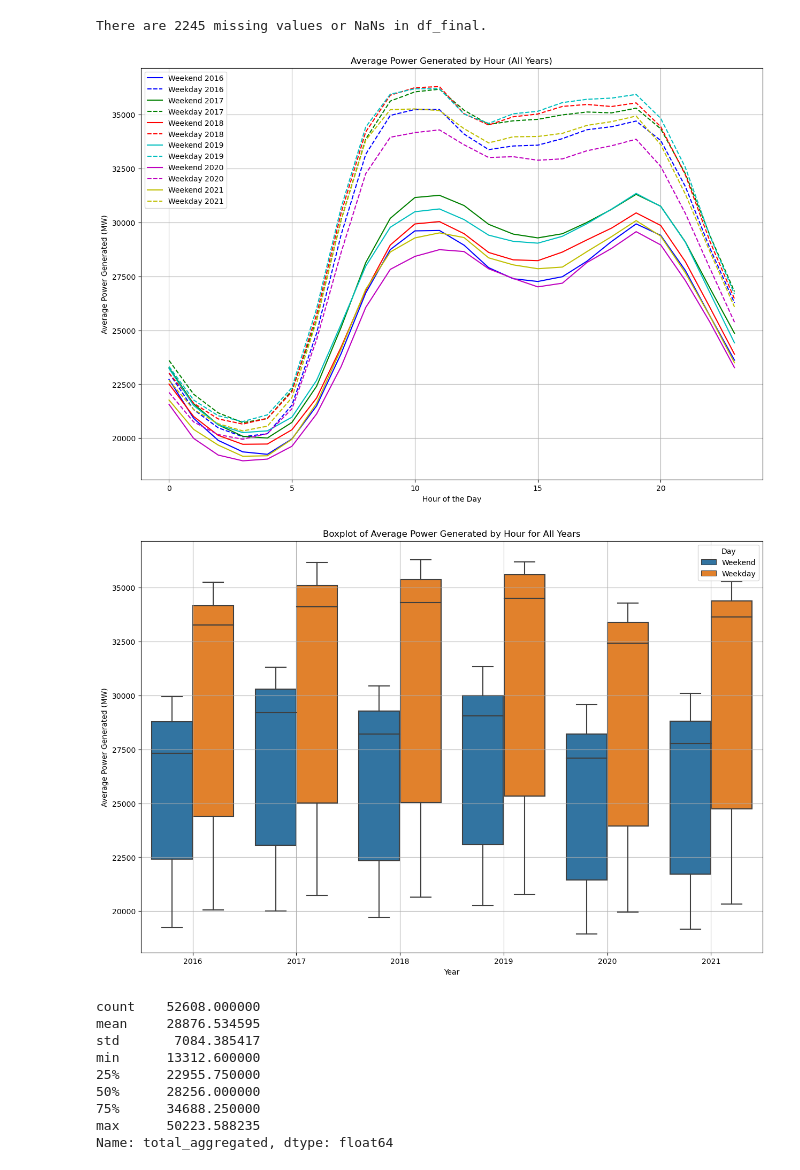
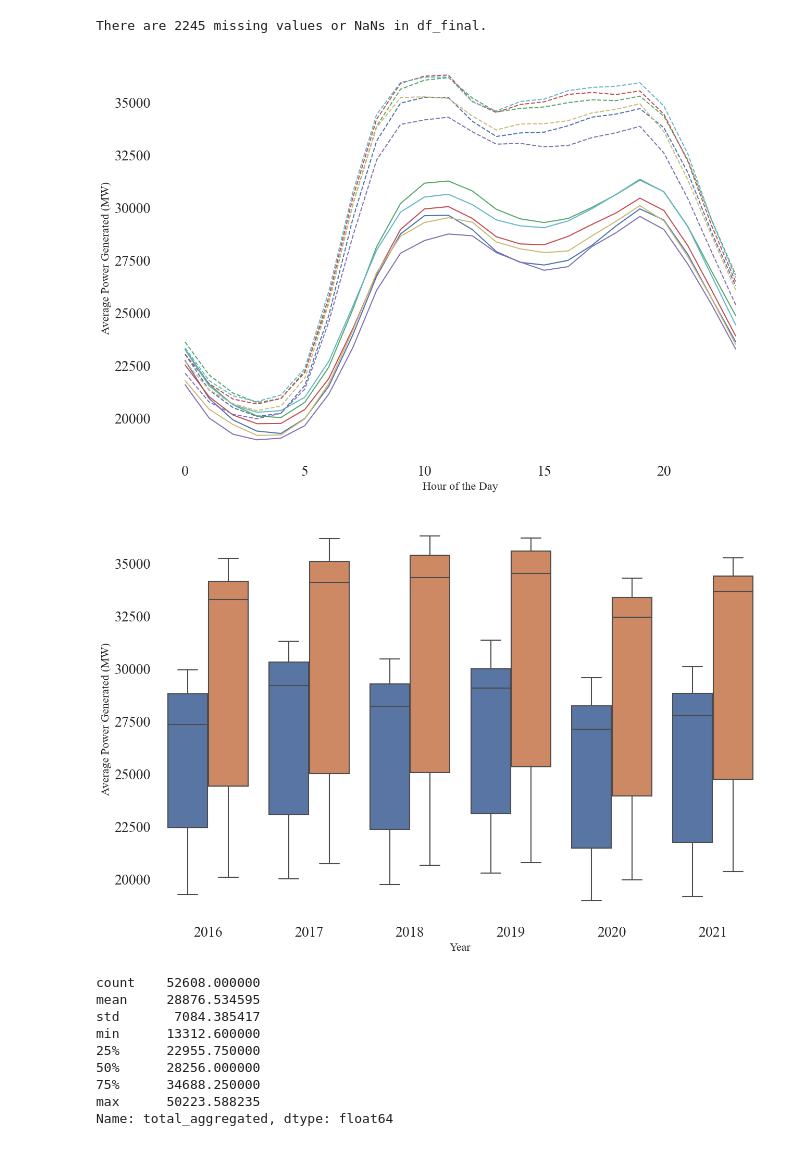
Before and after one commit to lorenzrossi/Thesis, a Jupyter notebook: src/DATA_DESC.ipynb, the cells around one changed output. Cells and saved outputs as stored; diff of their text form; code cells hidden in the pictures.

```diff
--- a/src/DATA_DESC.ipynb
+++ b/src/DATA_DESC.ipynb
@@ -275,11 +275,26 @@ data = data.dropna()
 #    plt.show()
 #
 # %%
+import matplotlib as mpl
+
+# Set the global font to be Times New Roman, size 20 (or any other size you want)
+mpl.rcParams['font.family'] = 'Times New Roman'
+mpl.rcParams['font.size'] = 20
+
+# Set the global background color to be white
+mpl.rcParams['figure.facecolor'] = 'white'
+mpl.rcParams['axes.facecolor'] = 'white'
+mpl.rcParams['savefig.facecolor'] = 'white'
+
+# Set the size of the numbers in the x and y axes
+mpl.rcParams['xtick.labelsize'] = 20
+mpl.rcParams['ytick.labelsize'] = 20
+
 # Get all unique years in the dataset
 years = data.index.year.unique()
 
 # Define energy source as 'total_aggregated'
-energy_source = ['total_aggregated']
+energy_source = 'total_aggregated'
 
 # Define colors for each year
 colors = ['b', 'g', 'r', 'c', 'm', 'y', 'k']
@@ -301,52 +316,67 @@ for idx, year in enumerate(years):
     avg_hourly_data_weekday = weekday_data.groupby(weekday_data.index.hour)[energy_source].mean()
 
     # Add lines to the plot for each year
-    ax.plot(avg_hourly_data_weekend.index, avg_hourly_data_weekend[energy_source], label=f'Weekend {year}', color=colors[idx % len(colors)])
-    ax.plot(avg_hourly_data_weekday.index, avg_hourly_data_weekday[energy_source], label=f'Weekday {year}', color=colors[idx % len(colors)], linestyle='--')
+    ax.plot(avg_hourly_data_weekend.index, avg_hourly_data_weekend, label=f'Weekend {year}', color=colors[idx % len(colors)])
+    ax.plot(avg_hourly_data_weekday.index, avg_hourly_data_weekday, label=f'Weekday {year}', color=colors[idx % len(colors)], linestyle='--')
 
 # Set plot parameters and show the plot
 ax.set_xlabel('Hour of the Day')
 ax.set_ylabel('Average Power Generated (MW)')
-ax.set_title('Average Power Generated by Hour (All Years)')
-ax.legend()
+#ax.set_title('Average Power Generated by Hour (All Years)')
 ax.grid(True)
 plt.show()
 # %% [output]
-[figure, old version]
+[figure, new version]
 # %%
+import matplotlib as mpl
+
+# Set the global font to be Times New Roman, size 20 (or any other size you want)
+mpl.rcParams['font.family'] = 'Times New Roman'
+mpl.rcParams['font.size'] = 20
+
+# Set the global background color to be white
+mpl.rcParams['figure.facecolor'] = 'white'
+mpl.rcParams['axes.facecolor'] = 'white'
+mpl.rcParams['savefig.facecolor'] = 'white'
+
+# Set the size of the numbers in the x and y axes
+mpl.rcParams['xtick.labelsize'] = 20
+mpl.rcParams['ytick.labelsize'] = 20
+
 # Define energy source as 'total_aggregated'
 energy_source = 'total_aggregated'
 
 # Create an empty DataFrame to store combined data
 combined_data = pd.DataFrame()
 
 # Iterate through each year
 for year in years:
     # Filter data for the current year
     year_data = data[data.index.year == year]
 
     # Separate weekend and weekday data
     weekend_data = year_data[(year_data['weekend'] == 1) | (year_data['weekend'] == 2)]
     weekday_data = year_data[year_data['weekend'] == 0]
 
     # Calculate average hourly values for weekends and weekdays
     avg_hourly_data_weekend = weekend_data.groupby(weekend_data.index.hour)[energy_source].mean().to_frame().assign(Day='Weekend', Year=year)
     avg_hourly_data_weekday = weekday_data.groupby(weekday_data.index.hour)[energy_source].mean().to_frame().assign(Day='Weekday', Year=year)
 
     # Concatenate data from this year to the combined data
     combined_data = pd.concat([combined_data, avg_hourly_data_weekend, avg_hourly_data_weekday], axis=0)
 
 # Create boxplot
 plt.figure(figsize=(15,10))
 sns.boxplot(data=combined_data, x='Year', y=energy_source, hue='Day')
 
-plt.title('Boxplot of Average Power Generated by Hour for All Years')
+#plt.title('Boxplot of Average Power Generated by Hour for All Years')
 plt.xlabel('Year')
 plt.ylabel('Average Power Generated (MW)')
 plt.grid(True)
+plt.legend([],[], frameon=False)  # Add this line to not show the legend
 plt.show()
 # %% [output]
-[figure, old version]
+[figure, new version]
 # %%
 data['total_aggregated'].describe()
 # %% [output]
```
Also changed, not shown: parts of 11 cells of this notebook, 7 other files.
